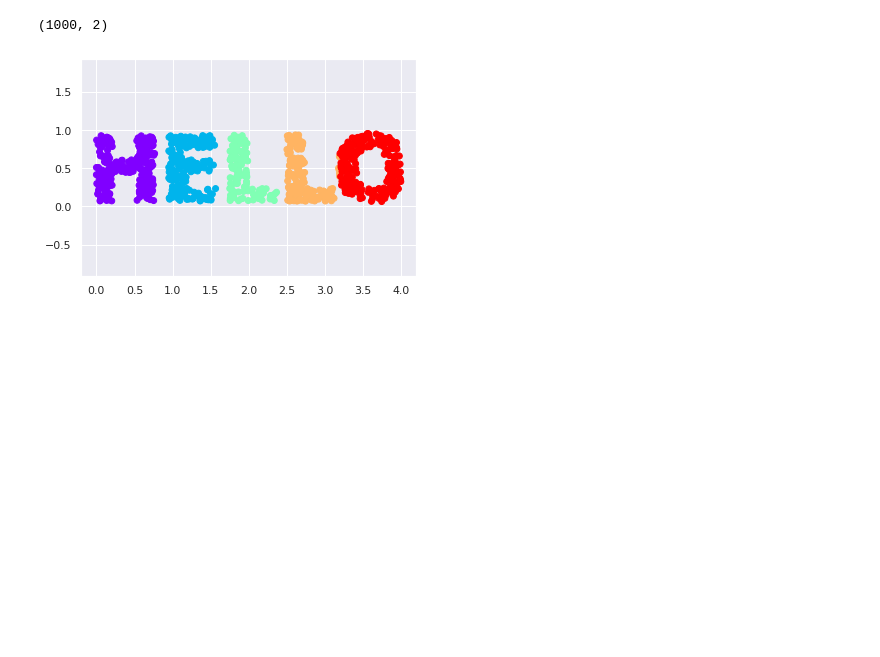
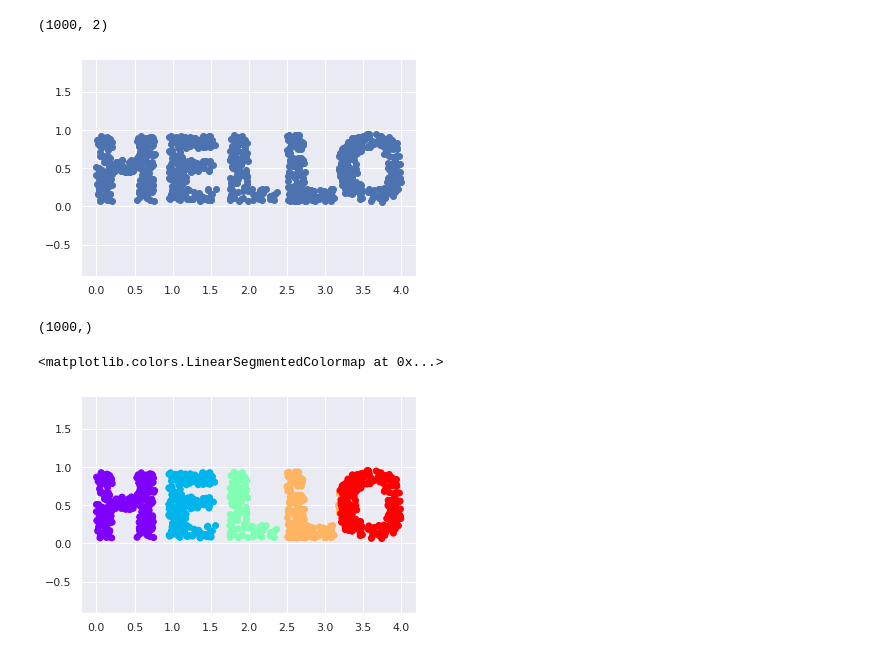
Before and after one commit to Nunticha24/Multivariate, a Jupyter notebook: Chapter_4_MDS.ipynb, the cells around one changed output. Saved outputs shown, nothing was run; the diff lists cells and outputs as text; code cells hidden in the pictures; blank space fills up the shorter version.

```diff
--- a/Chapter_4_MDS.ipynb
+++ b/Chapter_4_MDS.ipynb
@@ -169,6 +194,19 @@ X = make_hello(1000)
 X.shape
 # %% [output]
 (1000, 2)
+# %%
+plt.scatter(X[:,0],X[:,1])
+plt.axis('equal'); #ทำให้แถวเรียงเท่ากัน
+# %% [output]
+[figure, added]
 # %%
 colorize = dict(c=X[:, 0], cmap=plt.cm.get_cmap('rainbow', 5))
+# %%
+colorize['c'].shape # c คือค่าในแนวแกน x
+# %% [output]
+(1000,)
+# %%
+colorize['cmap'] #cmap คือสี
+# %% [output]
+<matplotlib.colors.LinearSegmentedColormap at 0x...>
 # %%
```
Also changed, not shown: parts of 32 cells of this notebook.
